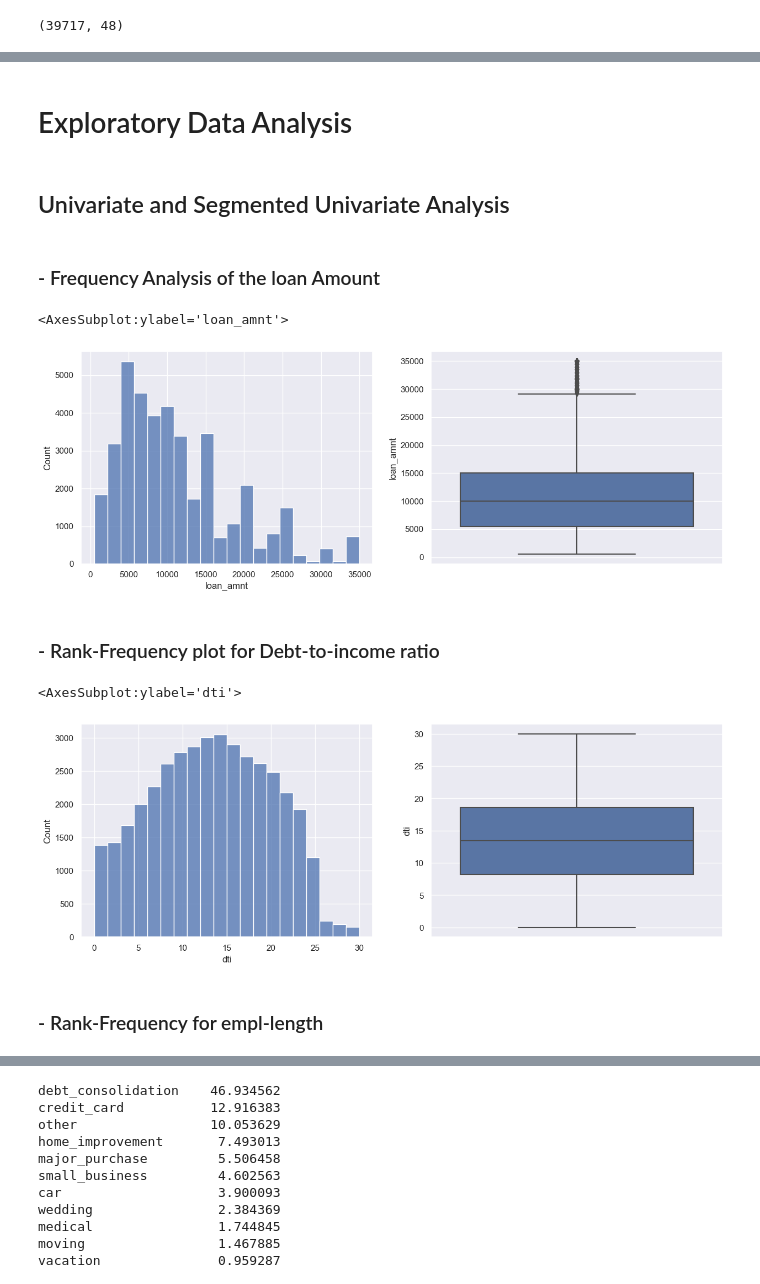
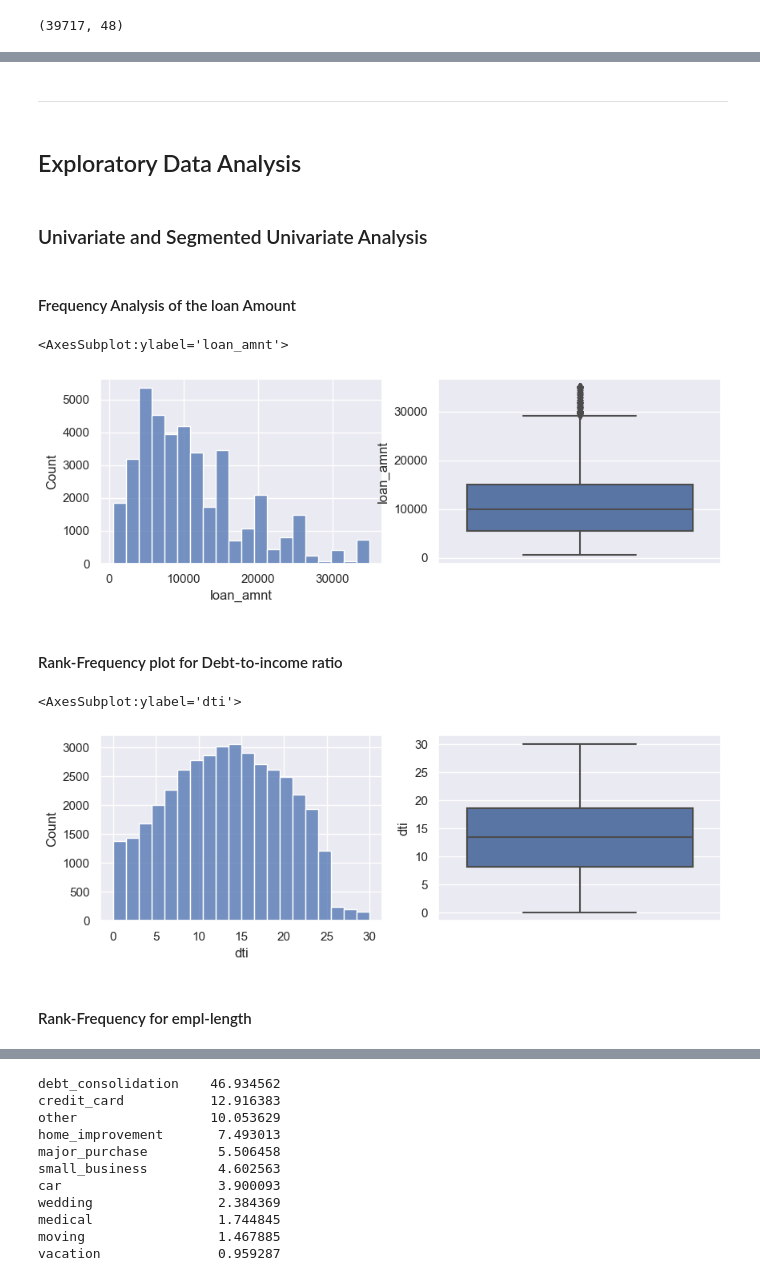
Before and after one commit to sshrinivasbhat/LendingClubCaseStudy, a Jupyter notebook: C44LendClubCasStdy_ShrinivasB.ipynb, the cells around one changed output, grey strips where cells are left out. Cells and saved outputs as stored; diff of their text form; code cells hidden in the pictures.

```diff
--- a/C44LendClubCasStdy_ShrinivasB.ipynb
+++ b/C44LendClubCasStdy_ShrinivasB.ipynb
@@ -156,0 +283,6 @@ LClb.describe()
+# %%
+LCLoanDf["annual_inc_cat"]=pd.cut(LCLoanDf.annual_inc,bins=[0,5000,10000,15000,20000,25000,30000,35000,40000,45000,50000,100000,150000],labels=['<=5K','>5K<=10K','>10K<=15K','>15K<=20K',\
+                                                                                                                                                '>20K<=25K','>25K<=30K','>30K<=35K',\
+                                                                                                                                                '>35K<=40K','>40K<=45K','>45K<=50K','>50K<=100K',\
+                                                                                                                                                '>100K'])
+LCLoanDf["annual_inc_cat"].value_counts()
@@ -156,0 +305,3 @@ LClb.describe()
+# %%
+LCLoanDf["int_rate_cat"]=pd.cut(LCLoanDf.int_rate_pp,bins=[0,5,10,15,20,25],labels=['<5%','5% to 10%','10% to 15%','15% to 20%','20% to 25%'])
+LCLoanDf["int_rate_cat"].value_counts()
@@ -156,0 +317,3 @@ LClb.describe()
+# %%
+LCLoanDf["dti_cat"]=pd.cut(LCLoanDf.dti,bins=[5,10,15,20,25],labels=['5% to 10%','10% to 15%','15% to 20%','20% to 25%'])
+LCLoanDf["dti_cat"].value_counts()
@@ -190,8 +343,10 @@ LClb.emp_length.isna().sum()
 # %%
 import numpy as np
-LClb['sgradenum']=LClb['sub_grade'].replace(LClb.sub_grade.astype('str').sort_values().unique(),np.array(range(0,35)),inplace=False)
-LClb.sgradenum.plot.hist(bins=35)
+LCLoanDf['sub_grade_n']=LCLoanDf['sub_grade'].replace(LCLoanDf.sub_grade.astype('str').sort_values().unique(),np.array(range(0,35)),inplace=False)
+#LCLoanDf.sub_grade_n.plot.hist(bins=35,figsize=[5,3])
 plt.show()
-LClb['gradenum']=LClb['grade'].replace(LClb.grade.astype('str').sort_values().unique(),np.array(range(0,7)),inplace=False)
-LClb.gradenum.plot.hist(bins=7)
+LCLoanDf['grade_n']=LCLoanDf['grade'].replace(LCLoanDf.grade.astype('str').sort_values().unique(),np.array(range(0,7)),inplace=False)
+#LCLoanDf.grade_n.plot.hist(bins=7,figsize = [5,3])
 plt.show()
+## Loan Defaulted Column based on Chargedoff or Otherwise
+LCLoanDf["loan_defaulted"] =  LCLoanDf.loan_status.apply(lambda x: 1 if (x=="Charged Off") else 0 )
@@ -201,25 +372,27 @@ plt.show()
+# %% [markdown]
+***
 # %% [markdown]
-# Exploratory Data Analysis
+## Exploratory Data Analysis
 # %% [markdown]
-## Univariate and Segmented Univariate Analysis
+### Univariate and Segmented Univariate Analysis
 # %% [markdown]
-### - Frequency Analysis of the loan Amount
+#### Frequency Analysis of the loan Amount
 # %%
-fig, axes = plt.subplots(1, 2, figsize=(15, 5))
-sb.histplot(LClb.loan_amnt,ax=axes[0],bins=20)
-sb.boxplot(ax=axes[1],x=None,y=LClb.loan_amnt)
+fig, axes = plt.subplots(1, 2, figsize=(10, 3))
+sb.histplot(LCLoanDf.loan_amnt,ax=axes[0],bins=20)
+sb.boxplot(ax=axes[1],x=None,y=LCLoanDf.loan_amnt)
 # %% [output]
 <AxesSubplot:ylabel='loan_amnt'>
-[figure, old version]
+[figure, new version]
 # %% [markdown]
-### - Rank-Frequency plot for Debt-to-income ratio
+#### Rank-Frequency plot for Debt-to-income ratio
 # %%
-fig, axes = plt.subplots(1, 2, figsize=(15, 5))
-sb.histplot(LClb.dti,ax=axes[0],bins=20)
-sb.boxplot(ax=axes[1],x=None,y=LClb.dti)
+fig, axes = plt.subplots(1, 2, figsize=(10, 3))
+sb.histplot(LCLoanDf.dti,ax=axes[0],bins=20)
+sb.boxplot(ax=axes[1],x=None,y=LCLoanDf.dti)
 # %% [output]
 <AxesSubplot:ylabel='dti'>
-[figure, old version]
+[figure, new version]
 # %% [markdown]
-### - Rank-Frequency for empl-length
+####  Rank-Frequency for empl-length
 # %%
```
Also changed, not shown: parts of 144 cells of this notebook, 3 other files.
